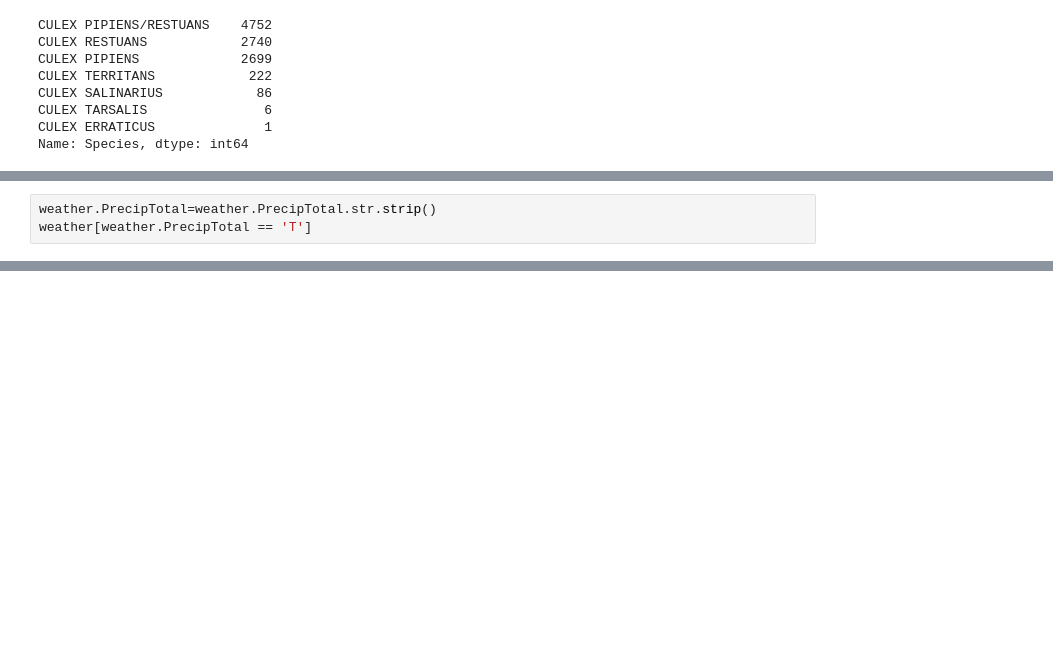
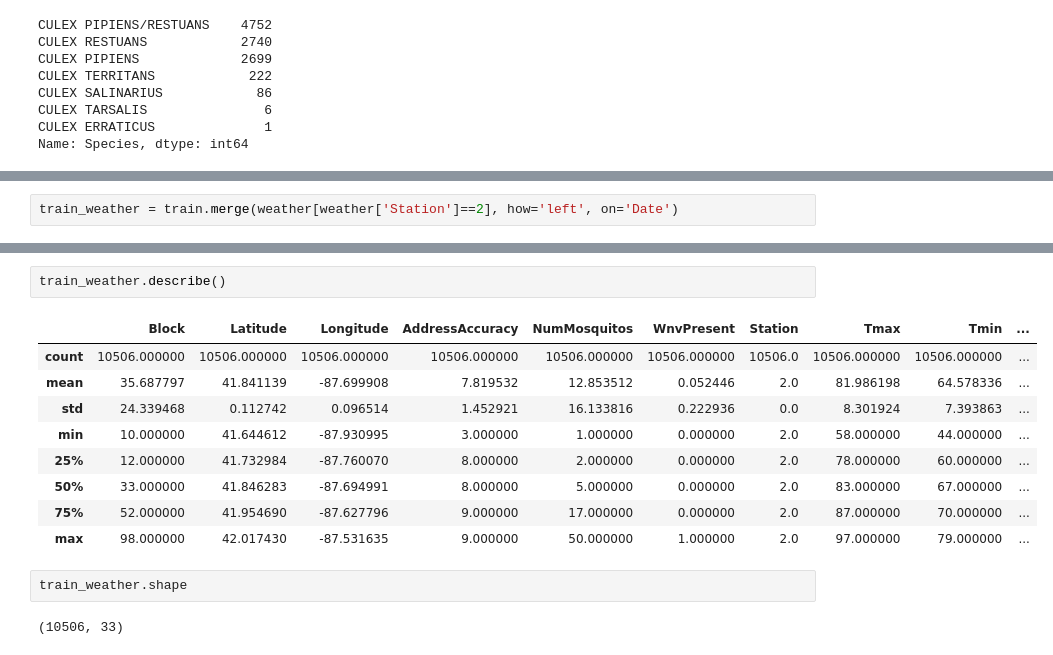
Before and after one commit to leticiabeeck/predict_west_nile_virus, a Jupyter notebook: James Linek's Project 4 Workbook.ipynb, the cells around one changed output, grey strips where cells are left out. Cells and saved outputs as stored; diff of their text form; blank space fills up the shorter version.

```diff
--- a/James Linek's Project 4 Workbook.ipynb
+++ b/James Linek's Project 4 Workbook.ipynb
@@ -249,3 +184,2 @@ SyntaxError: unexpected EOF while parsing (<ipython-input-18-3d05b1d456f6>, line
-# %%
-weather.PrecipTotal=weather.PrecipTotal.str.strip()
-weather[weather.PrecipTotal == 'T']
+# %%
+train_weather = train.merge(weather[weather['Station']==2], how='left', on='Date')
@@ -251,0 +227,16 @@ weather[weather.PrecipTotal == 'T']
+# %%
+train_weather.describe()
+# %% [output]
+|  | Block | Latitude | Longitude | AddressAccuracy | NumMosquitos | WnvPresent | Station | Tmax | Tmin | ... |
+| count | 10506.000000 | 10506.000000 | 10506.000000 | 10506.000000 | 10506.000000 | 10506.000000 | 10506.0 | 10506.000000 | 10506.000000 | ... |
+| mean | 35.687797 | 41.841139 | -87.699908 | 7.819532 | 12.853512 | 0.052446 | 2.0 | 81.986198 | 64.578336 | ... |
+| std | 24.339468 | 0.112742 | 0.096514 | 1.452921 | 16.133816 | 0.222936 | 0.0 | 8.301924 | 7.393863 | ... |
+| min | 10.000000 | 41.644612 | -87.930995 | 3.000000 | 1.000000 | 0.000000 | 2.0 | 58.000000 | 44.000000 | ... |
+| 25% | 12.000000 | 41.732984 | -87.760070 | 8.000000 | 2.000000 | 0.000000 | 2.0 | 78.000000 | 60.000000 | ... |
+| 50% | 33.000000 | 41.846283 | -87.694991 | 8.000000 | 5.000000 | 0.000000 | 2.0 | 83.000000 | 67.000000 | ... |
+| 75% | 52.000000 | 41.954690 | -87.627796 | 9.000000 | 17.000000 | 0.000000 | 2.0 | 87.000000 | 70.000000 | ... |
+| max | 98.000000 | 42.017430 | -87.531635 | 9.000000 | 50.000000 | 1.000000 | 2.0 | 97.000000 | 79.000000 | ... |
+# %%
+train_weather.shape
+# %% [output]
+(10506, 33)
```
Also changed, not shown: parts of 29 cells of this notebook, 1 other file.
